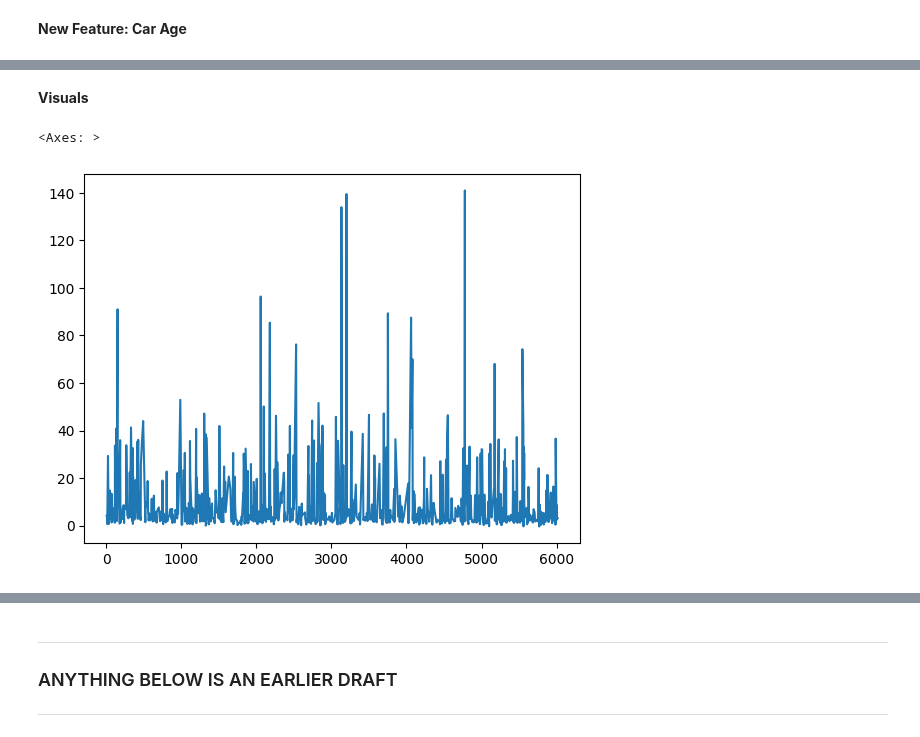
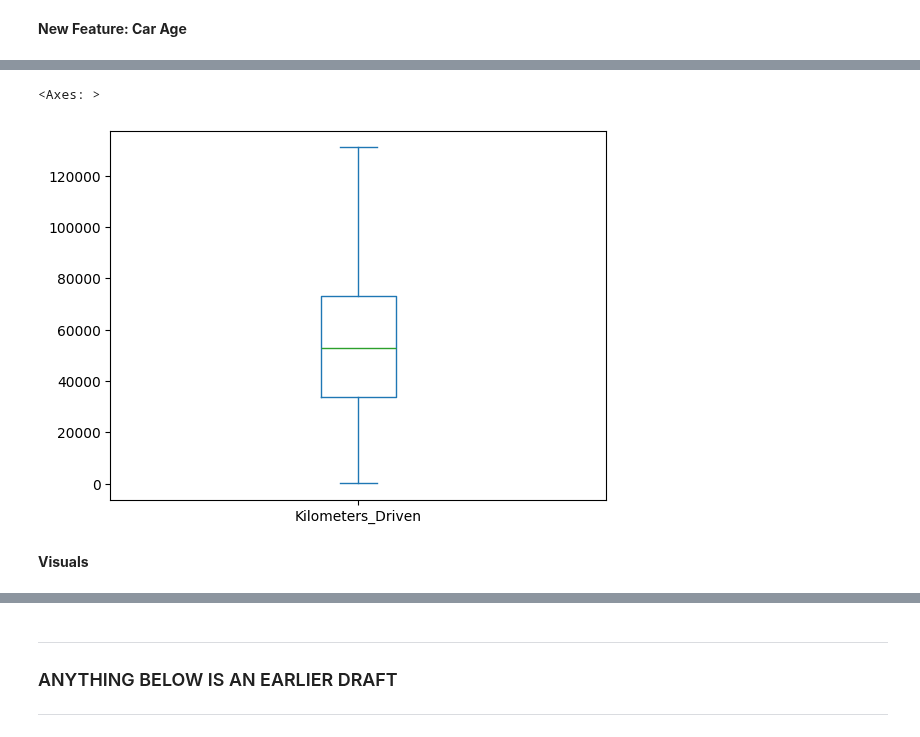
Before and after one commit to safakan/CCTB_repo_safak_atakan_celik, a Jupyter notebook: DEA113/Assignment4/Assignment4_EDA_Kaggle.ipynb, the cells around one changed output, grey strips where cells are left out. Saved outputs shown, nothing was run; the diff lists cells and outputs as text; code cells hidden in the pictures.

```diff
--- a/DEA113/Assignment4/Assignment4_EDA_Kaggle.ipynb
+++ b/DEA113/Assignment4/Assignment4_EDA_Kaggle.ipynb
@@ -428,6 +497,7 @@ data[data["PriceDiff"].notnull()].sort_values(by="PriceDiff", ascending=True)
 [figure]
 # %%
-# Dropping the Price_New and PriceDiff columns. They were useful during the process, but they would hurt the analysis.
-data.drop(columns=["Price_New", "PriceDiff"], inplace=True)
+# Dropping the Price_New, PriceDiff, Currency columns. They were useful during the process, but they would hurt the analysis.
+data.drop(columns=["Price_New", "PriceDiff", "Currency"], inplace=True)
 # 86 percent of the new prices are missing. It's too much to fill.
-# PriceDiff values show problematic records and it's dependent on Price New. Not reliable.
+# PriceDiff values show problematic records and it's dependent on new prices. Not reliable.
+# Currencies field is also dependent on the new price field's integrity. It's not adding much value going forwards.
@@ -469,8 +647,7 @@ data['Car_Age']=date.today().year-data['Year']
+# %%
+data["Kilometers_Driven"].plot(kind="box", showfliers=False)
+# %% [output]
+<Axes: >
+[figure, added]
 # %% [markdown]
 **Visuals**
-# %%
-priceData = data[data["PriceDiff"].notnull()]["PriceDiff"]
-priceData.plot(kind='line')
-# %% [output]
-<Axes: >
-[figure, removed]
```
Also changed, not shown: parts of 35 cells of this notebook.
